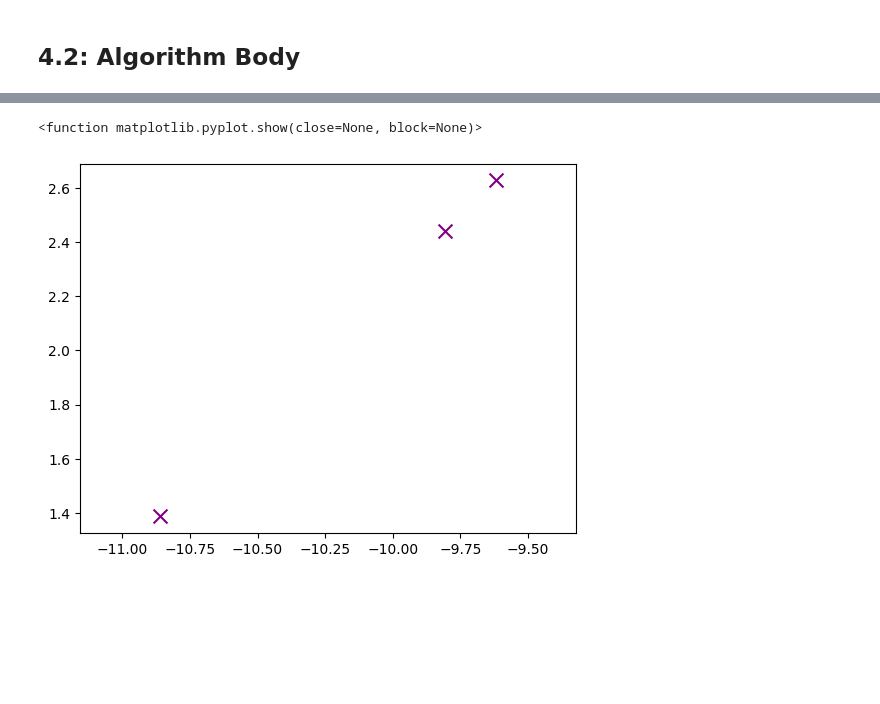
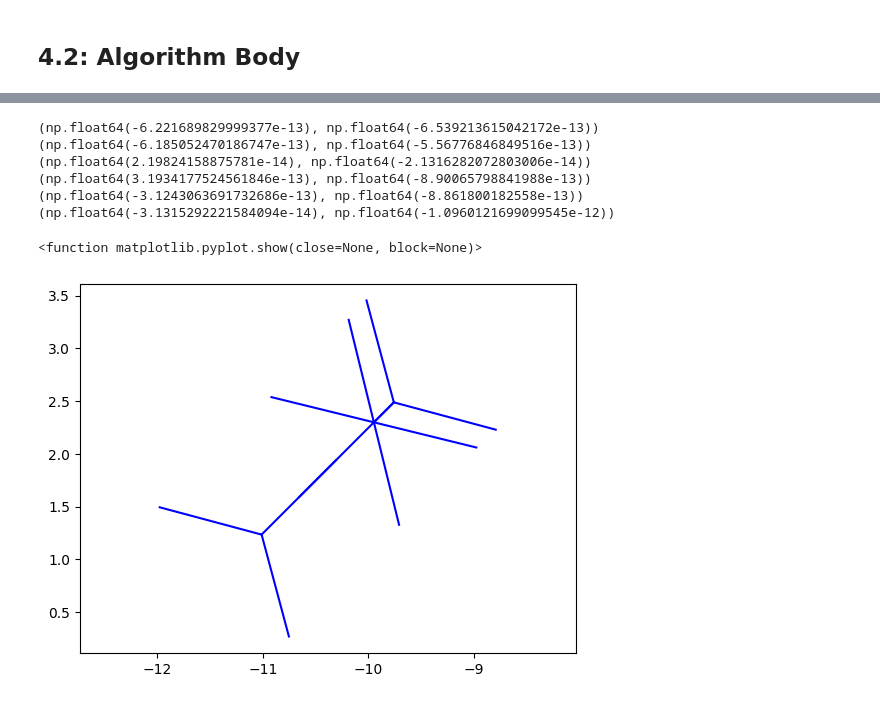
Before and after one commit to zhr98971/GeoNet, a Jupyter notebook: optimization.ipynb, the cells around one changed output, grey strips where cells are left out. Cells and saved outputs as stored; diff of their text form; code cells hidden in the pictures; blank space fills up the shorter version.

```diff
--- a/optimization.ipynb
+++ b/optimization.ipynb
@@ -206,6 +207,14 @@ def draw_line(pt_1: Point, pt_2: Point) -> None:
   Draws a line between pt_1 and pt_2.
   '''
   plt.plot([pt_1.x, pt_2.x], [pt_1.y, pt_2.y], color='blue', alpha=0.25)
+
+def draw_line_dir(anchor: Point, dir: tuple[float, float], magnitude: float=1) -> None:
+  '''
+  Draws a line from anchor with direction dir with length magnitude.
+  '''
+  dir_norm = np.sqrt(dir[0]**2 + dir[1]**2)
+  dir = (dir[0] / dir_norm * magnitude, dir[1] / dir_norm * magnitude)
+  plt.plot([anchor.x, anchor.x + dir[0]], [anchor.y, anchor.y + dir[1]], color='blue', alpha=1)
 # %% [markdown]
 # 3: Defining Value of All Points
 
@@ -287,7 +296,7 @@ for label in lst:
 
 # Defining and connecting the 4 vertices close to the B vertices (C points)
 
-t = 0.0115 # Modify depending on the optimization
+t = 0.012845855483249223 # Modify depending on the optimization
 
 lst = [("B1", "A42", "A11"), ("B2", "A12", "A21"), ("B3", "A22", "A31"),
        ("B4", "A32", "A41")] # label name to iterate on
@@ -532,23 +642,72 @@ plt.show
+# %%
+i = interior_vertices_name.index("B1")
+p = interior_vertices[i]
+print(p.imbal)
+
+i = interior_vertices_name.index("C1")
+p = interior_vertices[i]
+print(p.imbal)
+
+i = interior_vertices_name.index("E1")
+p = interior_vertices[i]
+print(p.imbal)
+
+i = interior_vertices_name.index("A11")
+p = interior_vertices[i]
+print(p.imbal)
+
+i = interior_vertices_name.index("A12")
+p = interior_vertices[i]
+print(p.imbal)
+
+i = interior_vertices_name.index("F1")
+p = interior_vertices[i]
+print(p.imbal)
+# Check imbalance of the representative points
+# %% [output]
+(np.float64(-6.221689829999377e-13), np.float64(-6.539213615042172e-13))
+(np.float64(-6.185052470186747e-13), np.float64(-5.56776846849516e-13))
+(np.float64(2.19824158875781e-14), np.float64(-2.1316282072803006e-14))
+(np.float64(3.1934177524561846e-13), np.float64(-8.90065798841988e-13))
+(np.float64(-3.1243063691732686e-13), np.float64(-8.861800182558e-13))
+(np.float64(-3.1315292221584094e-14), np.float64(-1.0960121699099545e-12))
 # %%
 # Close_up of B1, C1, E1
 
 plt.clf()
 plt.close()
 i = interior_vertices_name.index("B1")
 j = interior_vertices_name.index("C1")
 k = interior_vertices_name.index("E1")
 coords_int = []
 coords_int.append((interior_vertices[i].x, interior_vertices[i].y))
+adj_pts = interior_vertices[i].adj
+for i2 in range(len(adj_pts)):
+  dir = direction(interior_vertices[i], adj_pts[i2])
+  magnitude = min(1, distance(interior_vertices[i], adj_pts[i2]))
+  draw_line_dir(interior_vertices[i], dir, magnitude)
+
 coords_int.append((interior_vertices[j].x, interior_vertices[j].y))
+adj_pts = interior_vertices[j].adj
+for j2 in range(len(adj_pts)):
+  dir = direction(interior_vertices[j], adj_pts[j2])
+  magnitude = min(1, distance(interior_vertices[j], adj_pts[j2]))
+  draw_line_dir(interior_vertices[j], dir, magnitude)
+
 coords_int.append((interior_vertices[k].x, interior_vertices[k].y))
+adj_pts = interior_vertices[k].adj
+for k2 in range(len(adj_pts)):
+  dir = direction(interior_vertices[k], adj_pts[k2])
+  magnitude = min(1, distance(interior_vertices[k], adj_pts[k2]))
+  draw_line_dir(interior_vertices[k], dir, magnitude)
 
-plt.scatter(*zip(*coords_int), s=100, marker="x", color="purple")
 
-# Might need BFS/DFS to traverse whole graph and draw all edges
+# plt.scatter(*zip(*coords_int), s=100, marker="x", color="purple")
+
 # Alternative is draw all edges twice (current implementation)
 
 plt.axis('equal')
 plt.show
 # %% [output]
 <function matplotlib.pyplot.show(close=None, block=None)>
-[figure, old version]
+[figure, new version]
```
Also changed, not shown: parts of 27 cells of this notebook.
